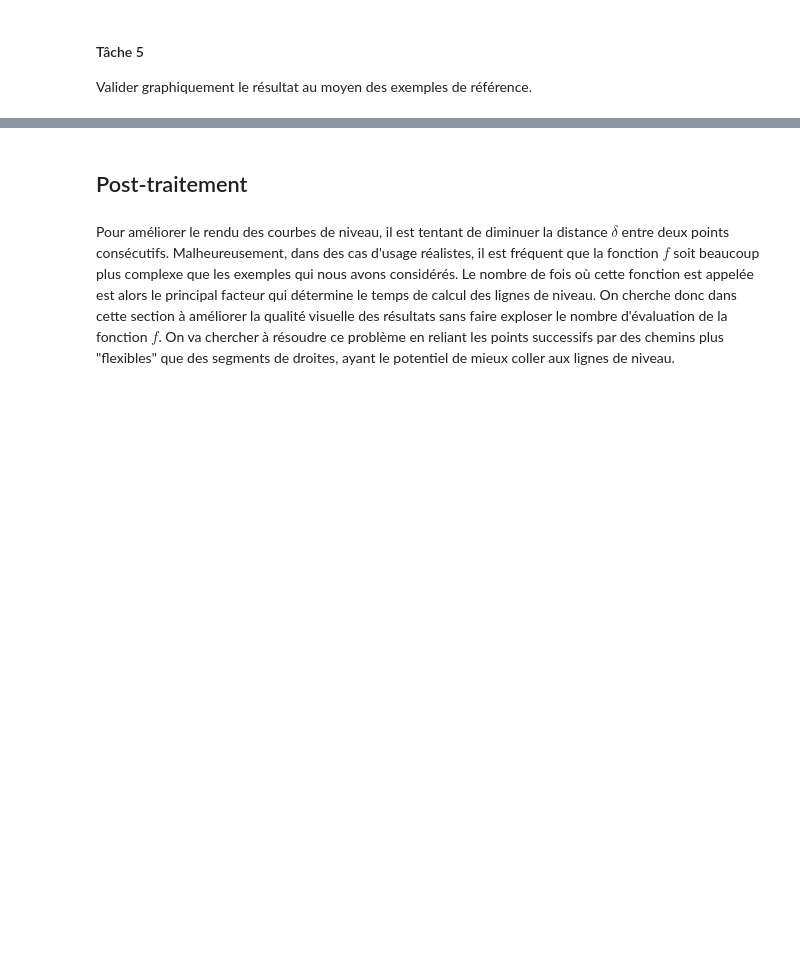
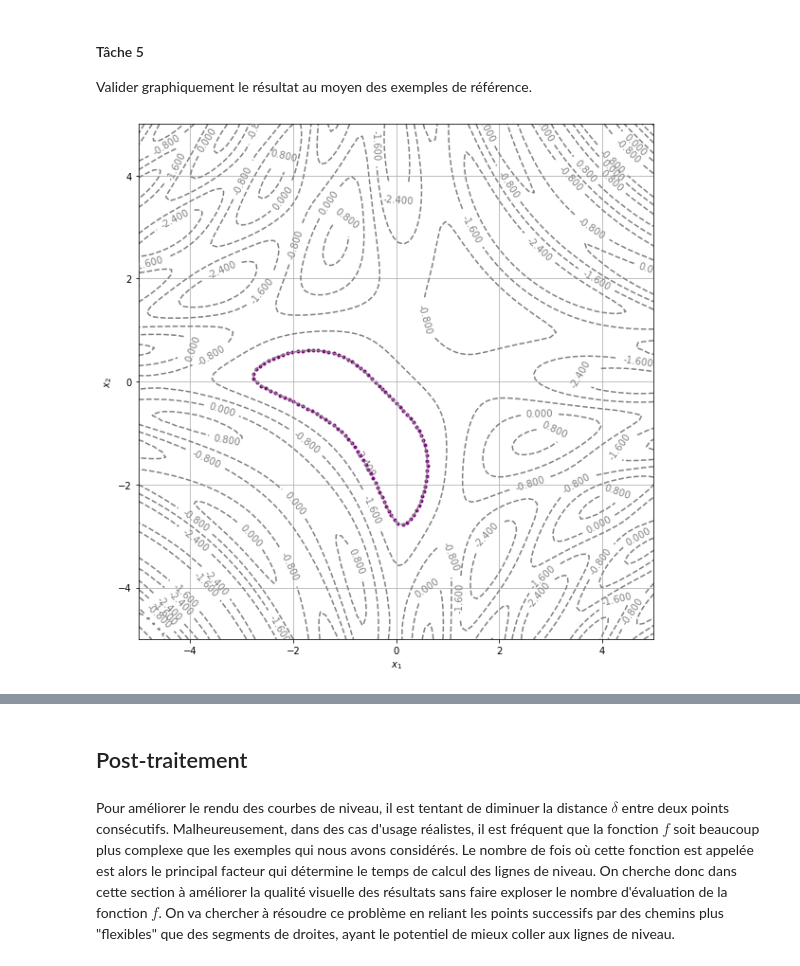
Before and after one commit to Narflin/projet_numerique, a Jupyter notebook: Courbes de niveau - Enoncé.ipynb, the cells around one changed output, grey strips where cells are left out. Saved outputs shown, nothing was run; the diff lists cells and outputs as text; code cells hidden in the pictures; blank space fills up the shorter version.

Commit message:
level_curve2

```diff
--- a/Courbes de niveau - Enoncé.ipynb
+++ b/Courbes de niveau - Enoncé.ipynb
@@ -387,3 +443,15 @@ Proposer une nouvelle implémentation de `level_curve` qui arrête l'algorithme
 #### Tâche 5
 
 Valider graphiquement le résultat au moyen des exemples de référence.
+# %%
+F3 = lambda a, b : np.array( [ f3(a,b) +2.4, a-b] )
+x,y = Newton(F3,0.0,0.0)
+XY = level_curve2(f3,x,y, N = 500)
+X0=np.linspace(-5.0, 5.0, 100)
+Y0=np.linspace(-5.0, 5.0, 100)
+
+display_contour(f3, X0, Y0, levels=5) # 10 levels, automatically selected
+
+plt.scatter(XY[0,::],XY[1,::],c='purple',marker='.');
+# %% [output]
+[figure, added]
```
Also changed, not shown: parts of 6 cells of this notebook.
